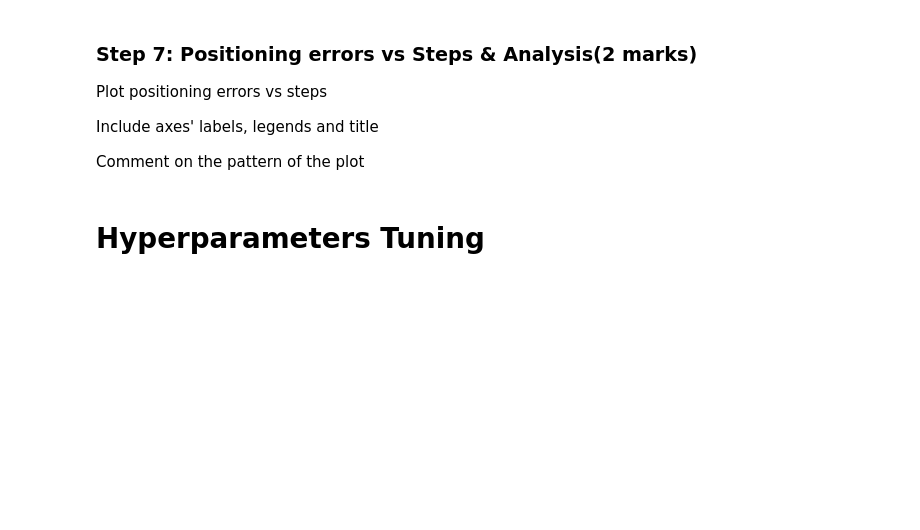
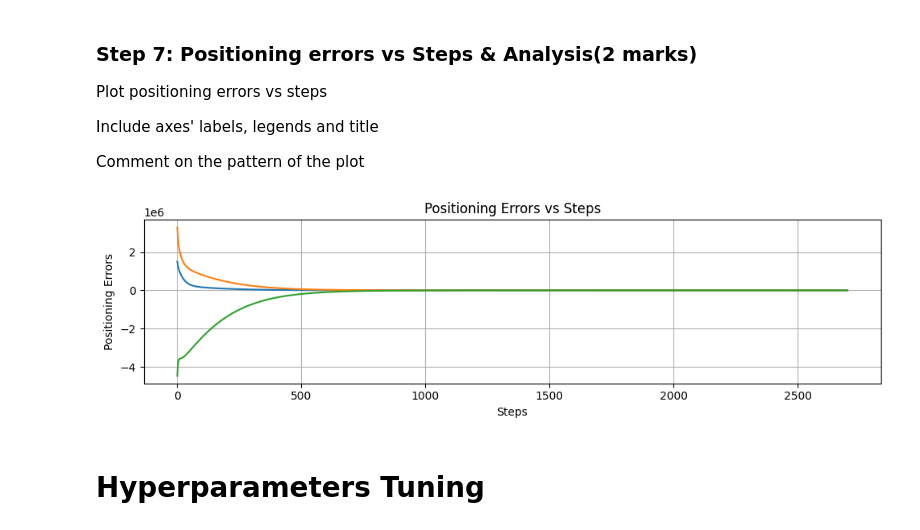
Before and after one commit to AkolawoleBodefakunle/engg680_2024_fall, a Jupyter notebook: Lab_Assignment3/Assignment3.ipynb, the cells around one changed output. Drawn from its saved outputs; the diff is of its cells as text; code cells hidden in the pictures; blank space fills up the shorter version.

```diff
--- a/Lab_Assignment3/Assignment3.ipynb
+++ b/Lab_Assignment3/Assignment3.ipynb
@@ -284,13 +339,18 @@ Include axes' labels, legends and title
 Comment on the pattern of the plot
 # %%
 fig, ax = plt.subplots(nrows=1, ncols=1, figsize=(10, 3))
-# ...
+ax.plot(arr_err)
+ax.set_xlabel('Steps')
+ax.set_ylabel('Positioning Errors')
+ax.set_title('Positioning Errors vs Steps')
 ax.grid(True)
 fig.tight_layout()
 plt.show()
 
 # Comment on the pattern
 # ...
+# %% [output]
+[figure, added]
 # %% [markdown]
 # Hyperparameters Tuning
 # %% [markdown]
```
Also changed, not shown: parts of 17 cells of this notebook, 3 other files.
